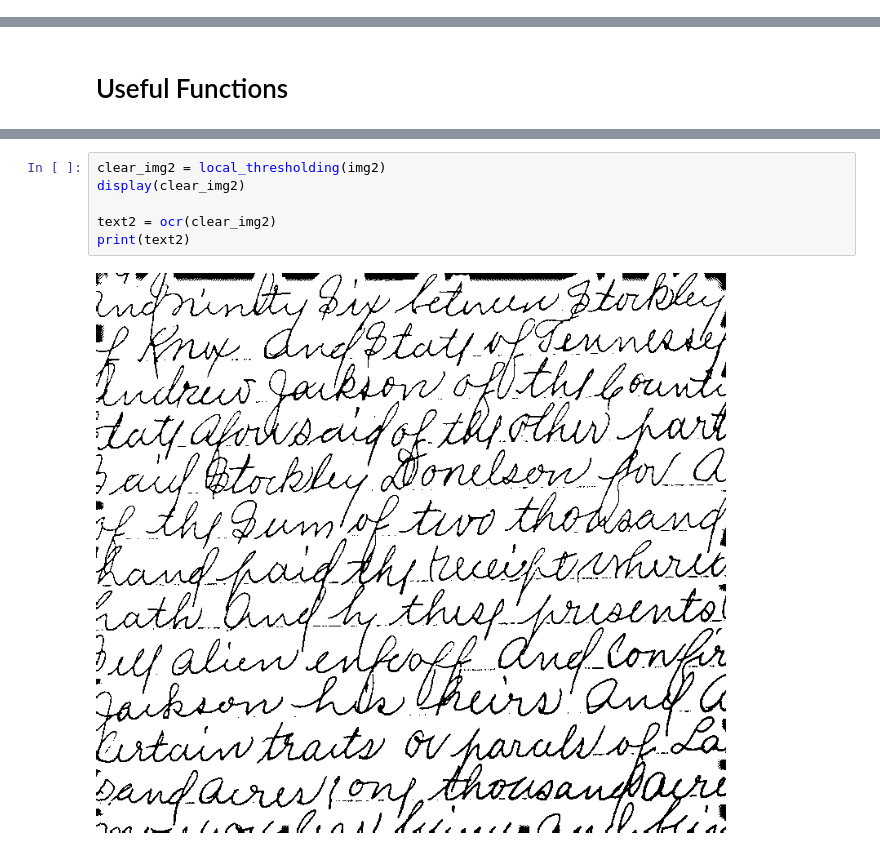
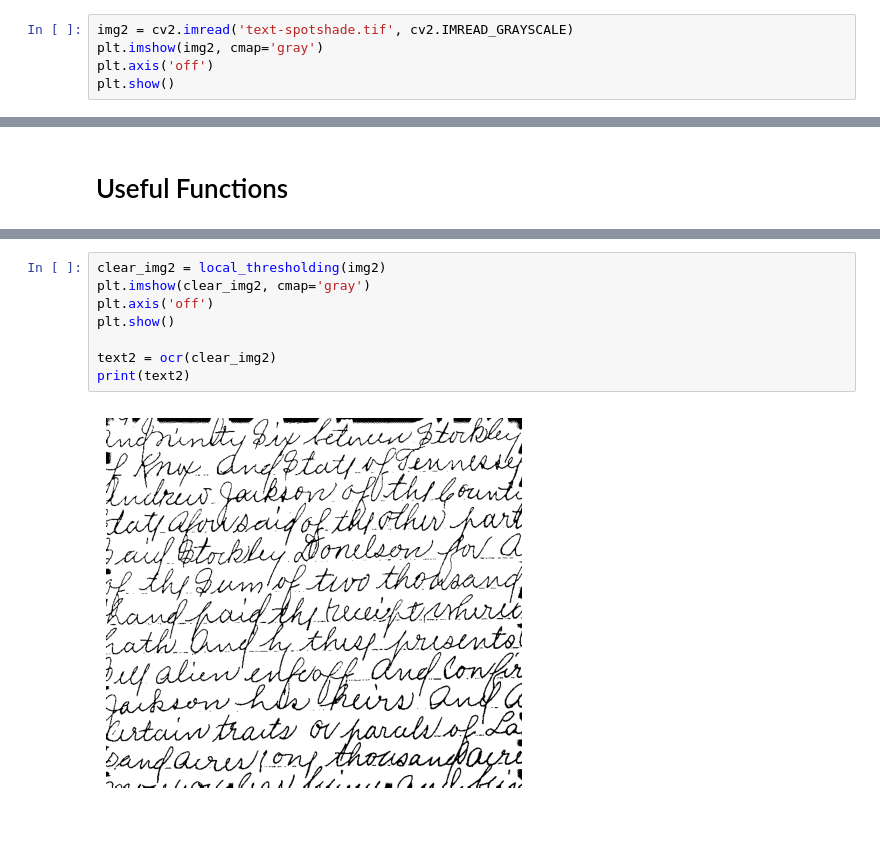
Before and after one commit to Vincent-Lien/NYCU_DIP_2024, a Jupyter notebook: HW9-1/HW9-1_code.ipynb, the cells around one changed output, grey strips where cells are left out. Cells and saved outputs as stored; diff of their text form.

```diff
--- a/HW9-1/HW9-1_code.ipynb
+++ b/HW9-1/HW9-1_code.ipynb
@@ -30,0 +18,5 @@ display(img4)
+# %%
+img2 = cv2.imread('text-spotshade.tif', cv2.IMREAD_GRAYSCALE)
+plt.imshow(img2, cmap='gray')
+plt.axis('off')
+plt.show()
@@ -173,10 +201,12 @@ designer invariably pays considerable attention to suc
 # %%
 clear_img2 = local_thresholding(img2)
-display(clear_img2)
+plt.imshow(clear_img2, cmap='gray')
+plt.axis('off')
+plt.show()
 
 text2 = ocr(clear_img2)
 print(text2)
 # %% [output]
-[figure, old version]
+[figure, new version]
 # %%
 dilated_img3 = dilate_image(img3)
```
Also changed, not shown: parts of 13 cells of this notebook.
